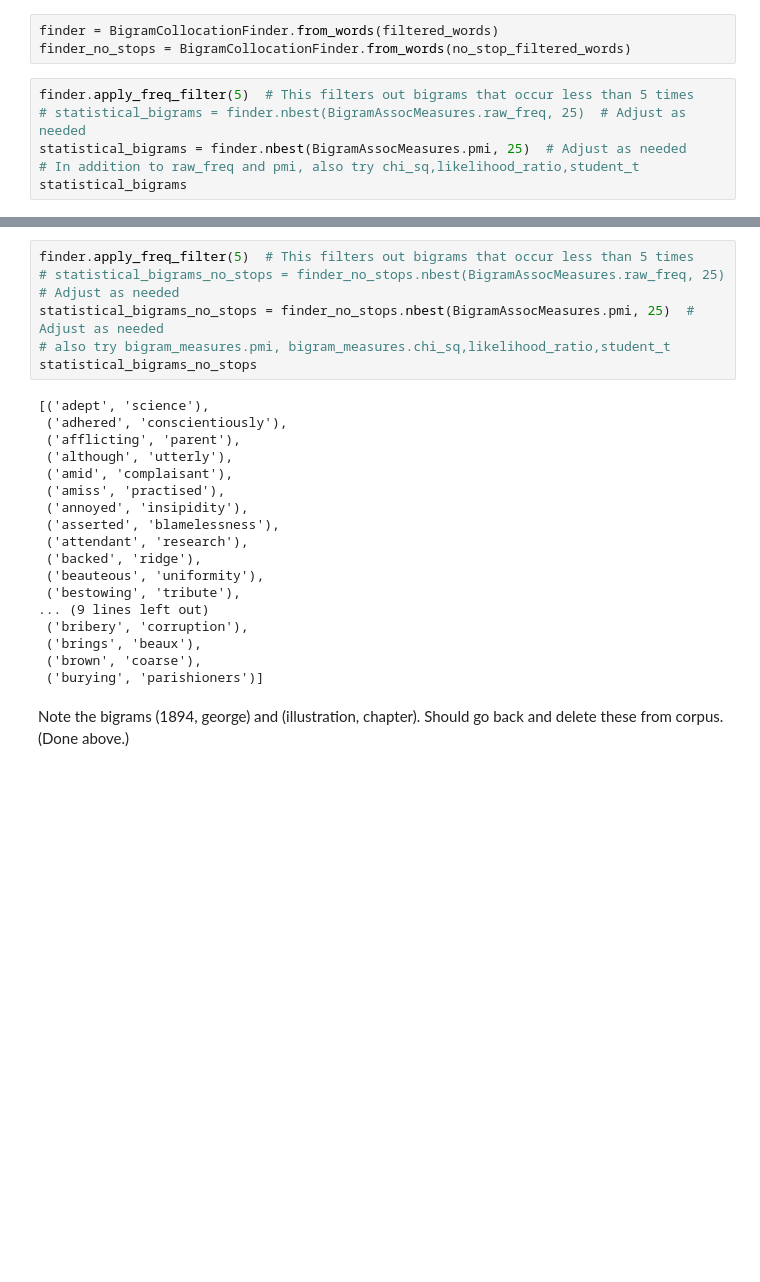
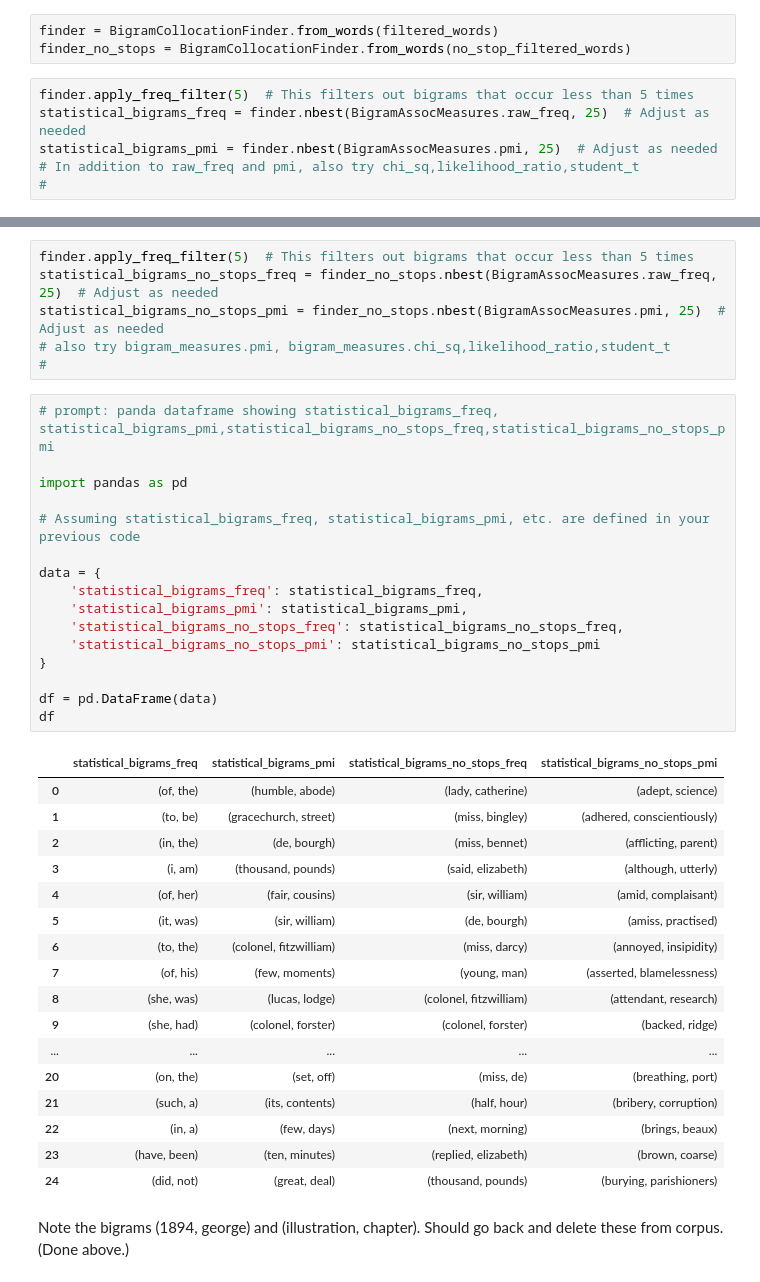
Before and after one commit to alex-smith-uwec/NLP_Spring2025, a Jupyter notebook: Basic Text Normalization and Counting-Part 3.ipynb, the cells around one changed output, grey strips where cells are left out. Saved outputs shown, nothing was run; the diff lists cells and outputs as text; blank space fills up the shorter version.

```diff
--- a/Basic Text Normalization and Counting-Part 3.ipynb
+++ b/Basic Text Normalization and Counting-Part 3.ipynb
@@ -136,7 +136,7 @@ finder = BigramCollocationFinder.from_words(filtered_words)
 finder_no_stops = BigramCollocationFinder.from_words(no_stop_filtered_words)
 # %%
 finder.apply_freq_filter(5)  # This filters out bigrams that occur less than 5 times
-# statistical_bigrams = finder.nbest(BigramAssocMeasures.raw_freq, 25)  # Adjust as needed
-statistical_bigrams = finder.nbest(BigramAssocMeasures.pmi, 25)  # Adjust as needed
+statistical_bigrams_freq = finder.nbest(BigramAssocMeasures.raw_freq, 25)  # Adjust as needed
+statistical_bigrams_pmi = finder.nbest(BigramAssocMeasures.pmi, 25)  # Adjust as needed
 # In addition to raw_freq and pmi, also try chi_sq,likelihood_ratio,student_t
-statistical_bigrams
+#
@@ -161,27 +143,43 @@ statistical_bigrams
 # %%
 finder.apply_freq_filter(5)  # This filters out bigrams that occur less than 5 times
-# statistical_bigrams_no_stops = finder_no_stops.nbest(BigramAssocMeasures.raw_freq, 25)  # Adjust as needed
-statistical_bigrams_no_stops = finder_no_stops.nbest(BigramAssocMeasures.pmi, 25)  # Adjust as needed
+statistical_bigrams_no_stops_freq = finder_no_stops.nbest(BigramAssocMeasures.raw_freq, 25)  # Adjust as needed
+statistical_bigrams_no_stops_pmi = finder_no_stops.nbest(BigramAssocMeasures.pmi, 25)  # Adjust as needed
 # also try bigram_measures.pmi, bigram_measures.chi_sq,likelihood_ratio,student_t
-statistical_bigrams_no_stops
+#
-# %% [output]
-[('adept', 'science'),
- ('adhered', 'conscientiously'),
- ('afflicting', 'parent'),
- ('although', 'utterly'),
- ('amid', 'complaisant'),
- ('amiss', 'practised'),
- ('annoyed', 'insipidity'),
- ('asserted', 'blamelessness'),
- ('attendant', 'research'),
- ('backed', 'ridge'),
- ('beauteous', 'uniformity'),
- ('bestowing', 'tribute'),
-... (9 lines left out)
- ('bribery', 'corruption'),
- ('brings', 'beaux'),
- ('brown', 'coarse'),
- ('burying', 'parishioners')]
+# %%
+# prompt: panda dataframe showing statistical_bigrams_freq, statistical_bigrams_pmi,statistical_bigrams_no_stops_freq,statistical_bigrams_no_stops_pmi
+
+import pandas as pd
+
+# Assuming statistical_bigrams_freq, statistical_bigrams_pmi, etc. are defined in your previous code
+
+data = {
+    'statistical_bigrams_freq': statistical_bigrams_freq,
+    'statistical_bigrams_pmi': statistical_bigrams_pmi,
+    'statistical_bigrams_no_stops_freq': statistical_bigrams_no_stops_freq,
+    'statistical_bigrams_no_stops_pmi': statistical_bigrams_no_stops_pmi
+}
+
+df = pd.DataFrame(data)
+df
+# %% [output]
+|  | statistical_bigrams_freq | statistical_bigrams_pmi | statistical_bigrams_no_stops_freq | statistical_bigrams_no_stops_pmi |
+| 0 | (of, the) | (humble, abode) | (lady, catherine) | (adept, science) |
+| 1 | (to, be) | (gracechurch, street) | (miss, bingley) | (adhered, conscientiously) |
+| 2 | (in, the) | (de, bourgh) | (miss, bennet) | (afflicting, parent) |
+| 3 | (i, am) | (thousand, pounds) | (said, elizabeth) | (although, utterly) |
+| 4 | (of, her) | (fair, cousins) | (sir, william) | (amid, complaisant) |
+| 5 | (it, was) | (sir, william) | (de, bourgh) | (amiss, practised) |
+| 6 | (to, the) | (colonel, fitzwilliam) | (miss, darcy) | (annoyed, insipidity) |
+| 7 | (of, his) | (few, moments) | (young, man) | (asserted, blamelessness) |
+| 8 | (she, was) | (lucas, lodge) | (colonel, fitzwilliam) | (attendant, research) |
+| 9 | (she, had) | (colonel, forster) | (colonel, forster) | (backed, ridge) |
+| ... | ... | ... | ... | ... |
+| 20 | (on, the) | (set, off) | (miss, de) | (breathing, port) |
+| 21 | (such, a) | (its, contents) | (half, hour) | (bribery, corruption) |
+| 22 | (in, a) | (few, days) | (next, morning) | (brings, beaux) |
+| 23 | (have, been) | (ten, minutes) | (replied, elizabeth) | (brown, coarse) |
+| 24 | (did, not) | (great, deal) | (thousand, pounds) | (burying, parishioners) |
 # %% [markdown]
 Note the bigrams (1894, george) and (illustration, chapter).
 Should go back and delete these from corpus. (Done above.)
```
Also changed, not shown: parts of 1 cell of this notebook.
